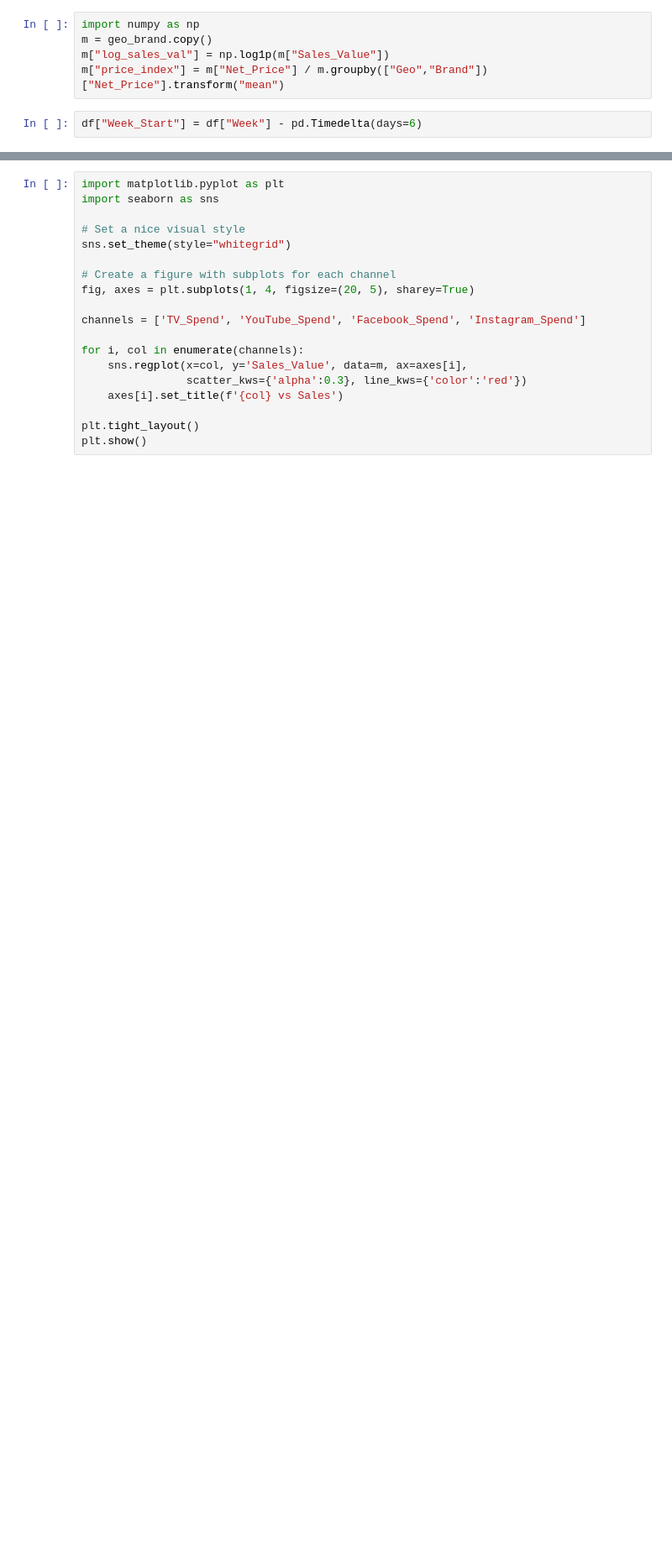
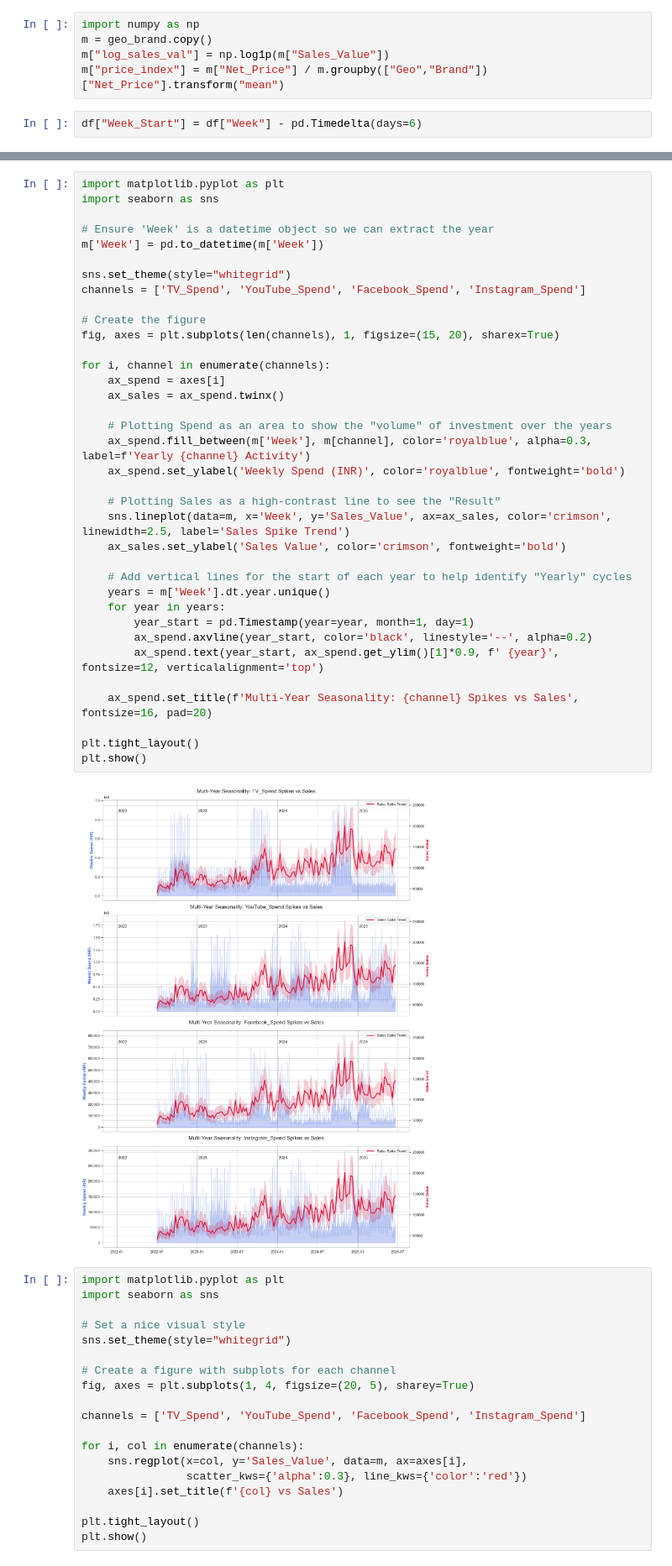
Before and after one commit to yinkak/OptiSpend, a Jupyter notebook: notebooks/01_eda_and_mmm.ipynb, the cells around one changed output, grey strips where cells are left out. Shown at 84% size. Saved outputs shown, nothing was run; the diff lists cells and outputs as text; blank space fills up the shorter version.

```diff
--- a/notebooks/01_eda_and_mmm.ipynb
+++ b/notebooks/01_eda_and_mmm.ipynb
@@ -87,3 +129,41 @@ print(m[['Brand', 'Sales_Value', 'Total_Spend', 'naive_roi']].head())
+# %%
+import matplotlib.pyplot as plt
+import seaborn as sns
+
+# Ensure 'Week' is a datetime object so we can extract the year
+m['Week'] = pd.to_datetime(m['Week'])
+
+sns.set_theme(style="whitegrid")
+channels = ['TV_Spend', 'YouTube_Spend', 'Facebook_Spend', 'Instagram_Spend']
+
+# Create the figure
+fig, axes = plt.subplots(len(channels), 1, figsize=(15, 20), sharex=True)
+
+for i, channel in enumerate(channels):
+    ax_spend = axes[i]
+    ax_sales = ax_spend.twinx()
+
+    # Plotting Spend as an area to show the "volume" of investment over the years
+    ax_spend.fill_between(m['Week'], m[channel], color='royalblue', alpha=0.3, label=f'Yearly {channel} Activity')
+    ax_spend.set_ylabel('Weekly Spend (INR)', color='royalblue', fontweight='bold')
+
+    # Plotting Sales as a high-contrast line to see the "Result"
+    sns.lineplot(data=m, x='Week', y='Sales_Value', ax=ax_sales, color='crimson', linewidth=2.5, label='Sales Spike Trend')
+    ax_sales.set_ylabel('Sales Value', color='crimson', fontweight='bold')
+
+    # Add vertical lines for the start of each year to help identify "Yearly" cycles
+    years = m['Week'].dt.year.unique()
+    for year in years:
+        year_start = pd.Timestamp(year=year, month=1, day=1)
+        ax_spend.axvline(year_start, color='black', linestyle='--', alpha=0.2)
+        ax_spend.text(year_start, ax_spend.get_ylim()[1]*0.9, f' {year}', fontsize=12, verticalalignment='top')
+
+    ax_spend.set_title(f'Multi-Year Seasonality: {channel} Spikes vs Sales', fontsize=16, pad=20)
+
+plt.tight_layout()
+plt.show()
+# %% [output]
+[figure, added]
 # %%
 import matplotlib.pyplot as plt
 import seaborn as sns
```
Also changed, not shown: parts of 3 cells of this notebook, 5 other files.
